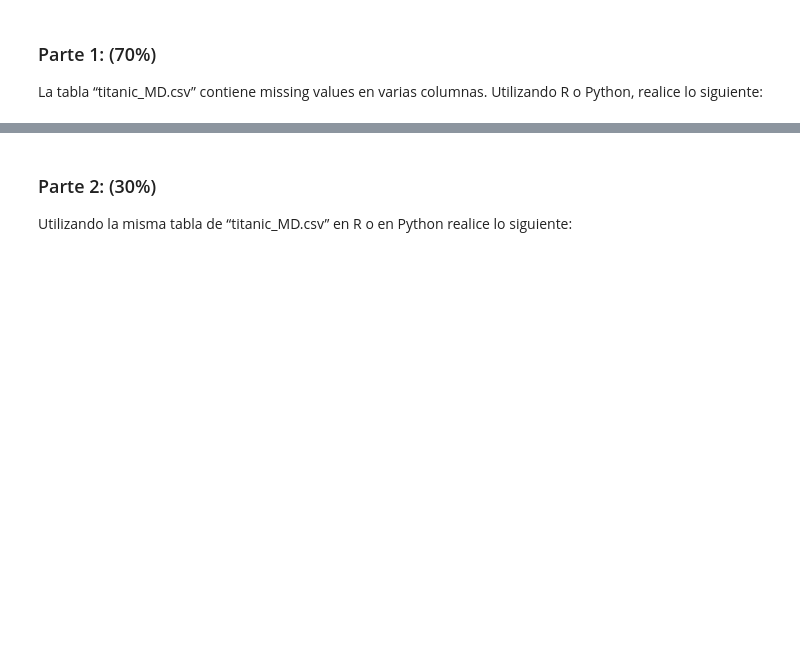
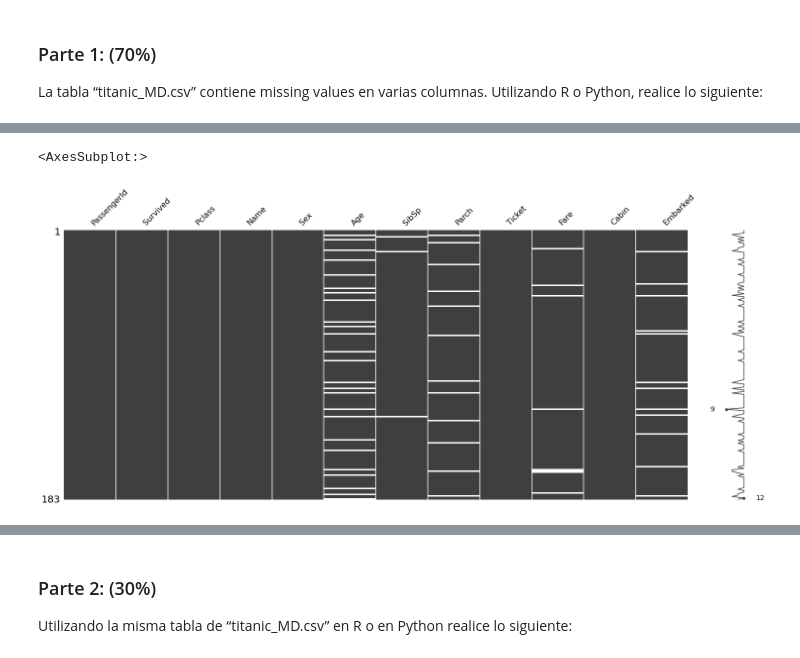
Before and after one commit to LinddM/DataWr, a Jupyter notebook: Lab8/Lab8.ipynb, the cells around one changed output, grey strips where cells are left out. Saved outputs shown, nothing was run; the diff lists cells and outputs as text; code cells hidden in the pictures; blank space fills up the shorter version.

```diff
--- a/Lab8/Lab8.ipynb
+++ b/Lab8/Lab8.ipynb
@@ -38,0 +80,5 @@ columna) se acerca más a la realidad y por qué? (20%)
+# %%
+msno.matrix(titanicData)
+# %% [output]
+<AxesSubplot:>
+[figure, added]
```
Also changed, not shown: parts of 198 cells of this notebook, 3 other files.
